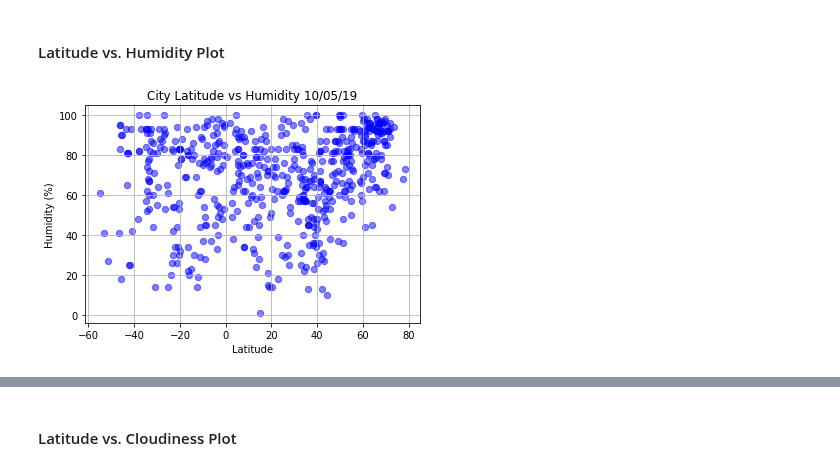
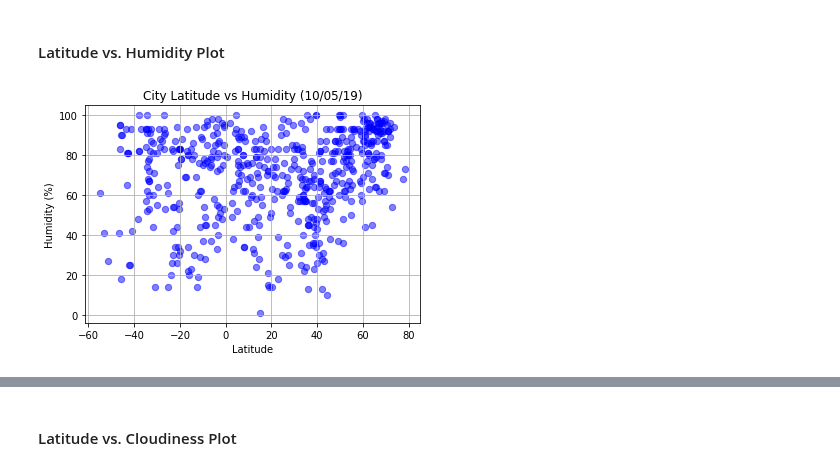
Before and after one commit to john-stromberg/python-api-challenge, a Jupyter notebook: WeatherPy/WeatherPy.ipynb, the cells around one changed output, grey strips where cells are left out. Cells and saved outputs as stored; diff of their text form; code cells hidden in the pictures.

```diff
--- a/WeatherPy/WeatherPy.ipynb
+++ b/WeatherPy/WeatherPy.ipynb
@@ -160,9 +157,11 @@ plt.show()
 #### Latitude vs. Humidity Plot
 # %%
 plt.scatter(weather_data["Lat"], weather_data["Humidity"], marker = "o", color= "blue", s=40, alpha = 0.5)
-plt.title("City Latitude vs Humidity 10/05/19")
+plt.title("City Latitude vs Humidity (10/05/19)")
 plt.xlabel("Latitude")
 plt.ylabel("Humidity (%)")
 plt.grid()
+plt.savefig("images/latitude_humidity.png")
+plt.show()
 # %% [output]
-[figure, old version]
+[figure, new version]
```
Also changed, not shown: parts of 7 cells of this notebook, 4 other files.
